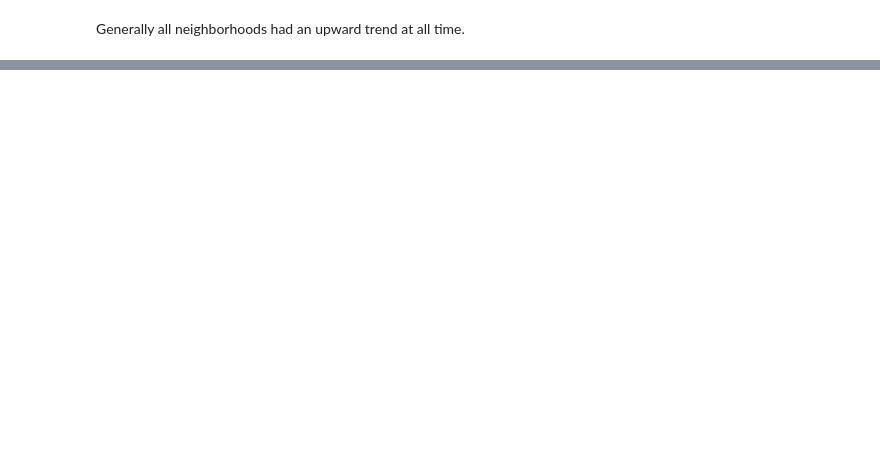
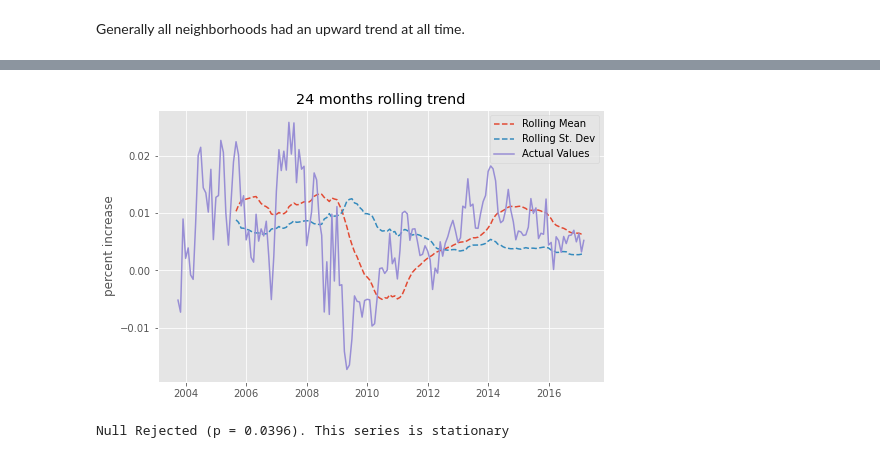
Before and after one commit to stereopickle/real_estate_prediction, a Jupyter notebook: 010.Exploratory_Data_Analysis.ipynb, the cells around one changed output, grey strips where cells are left out. Cells and saved outputs as stored; diff of their text form; code cells hidden in the pictures; blank space fills up the shorter version.

```diff
--- a/010.Exploratory_Data_Analysis.ipynb
+++ b/010.Exploratory_Data_Analysis.ipynb
@@ -182,0 +168,8 @@ Generally all neighborhoods had an upward trend at all time.
+# %%
+plot_moving_avg(trdf_11101, 24)
+# %% [output]
+[figure, added]
+# %%
+run_dickyey_fuller(trdf_11101)
+# %% [output]
+Null Rejected (p = 0.0396). This series is stationary
```
Also changed, not shown: parts of 22 cells of this notebook.
